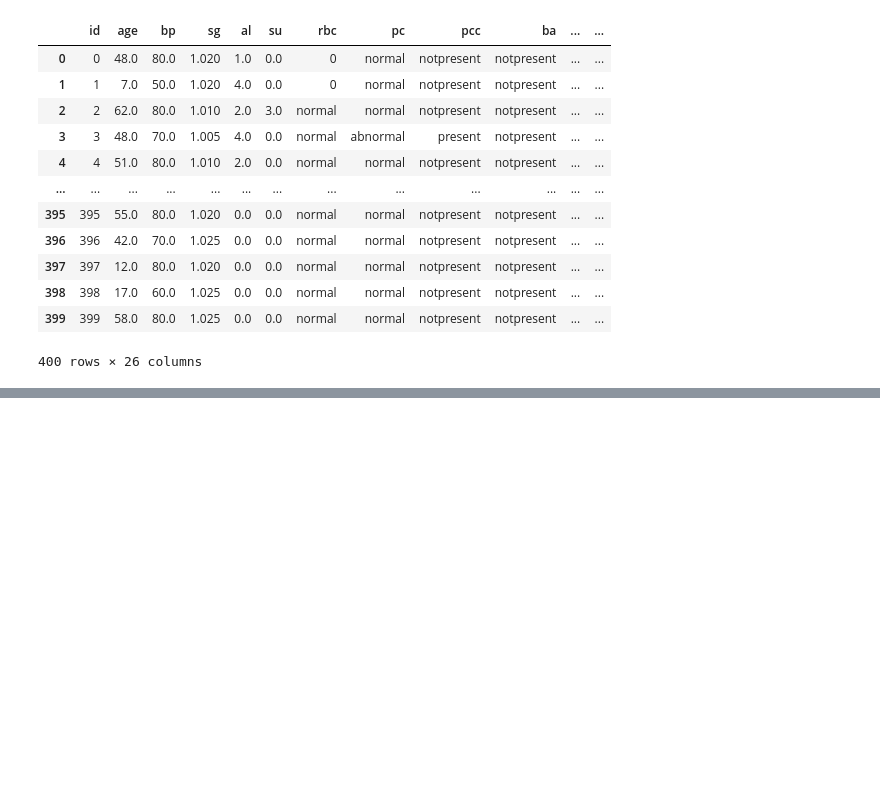
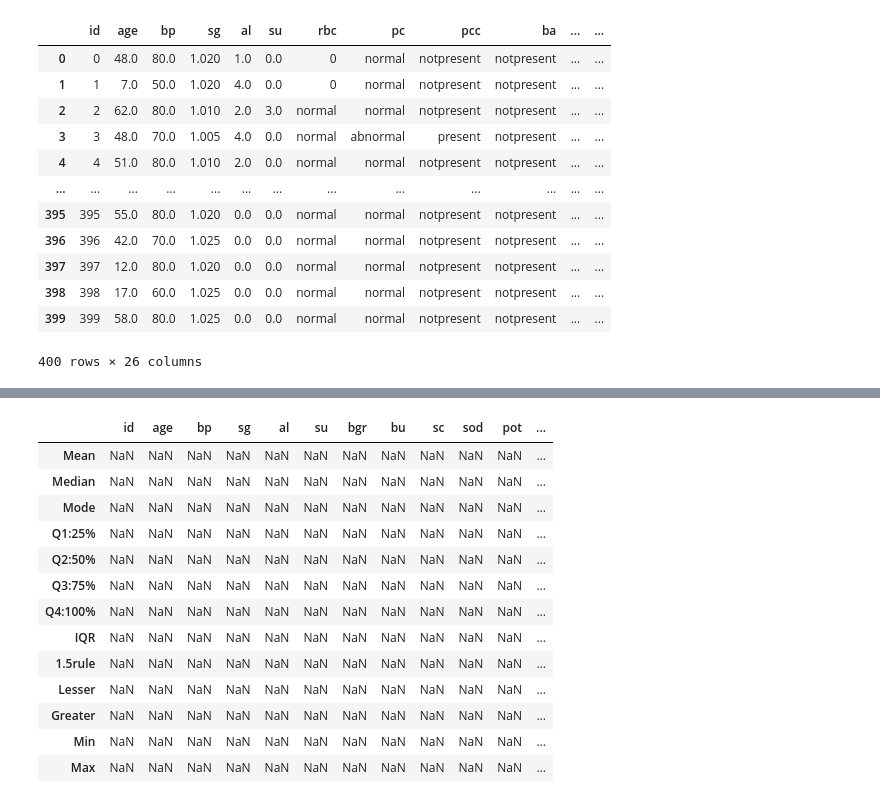
Before and after one commit to DeepikaBalachandran89/5.2-CENTRAL-TENDENCY-PREPROCESSING, a Jupyter notebook: Assignment kidney preprocess.ipynb, the cells around one changed output, grey strips where cells are left out. Drawn from its saved outputs; the diff is of its cells as text; code cells hidden in the pictures; blank space fills up the shorter version.

```diff
--- a/Assignment kidney preprocess.ipynb
+++ b/Assignment kidney preprocess.ipynb
@@ -135,0 +151,3 @@ dataset.describe()
+# %%
+for columnName in dataset.columns:
+    print(columnName)
@@ -135,0 +172,10 @@ dataset.describe()
+# %%
+qual=[]
+quan=[]
+for columnName in dataset.columns:
+    print(columnName)
+    if(dataset[columnName].dtype=='O'):
+        qual.append(columnName)
+    else:
+        print ("quan")
+        quan.append(columnName)
@@ -135,0 +405,20 @@ dataset.describe()
+# %%
+descriptive=pd.DataFrame(index=["Mean","Median","Mode","Q1:25%","Q2:50%",
+                                "Q3:75%","Q4:100%","IQR","1.5rule","Lesser","Greater","Min","Max"],columns=quan)
+# %%
+descriptive
+# %% [output]
+|  | id | age | bp | sg | al | su | bgr | bu | sc | sod | pot | ... |
+| Mean | NaN | NaN | NaN | NaN | NaN | NaN | NaN | NaN | NaN | NaN | NaN | ... |
+| Median | NaN | NaN | NaN | NaN | NaN | NaN | NaN | NaN | NaN | NaN | NaN | ... |
+| Mode | NaN | NaN | NaN | NaN | NaN | NaN | NaN | NaN | NaN | NaN | NaN | ... |
+| Q1:25% | NaN | NaN | NaN | NaN | NaN | NaN | NaN | NaN | NaN | NaN | NaN | ... |
+| Q2:50% | NaN | NaN | NaN | NaN | NaN | NaN | NaN | NaN | NaN | NaN | NaN | ... |
+| Q3:75% | NaN | NaN | NaN | NaN | NaN | NaN | NaN | NaN | NaN | NaN | NaN | ... |
+| Q4:100% | NaN | NaN | NaN | NaN | NaN | NaN | NaN | NaN | NaN | NaN | NaN | ... |
+| IQR | NaN | NaN | NaN | NaN | NaN | NaN | NaN | NaN | NaN | NaN | NaN | ... |
+| 1.5rule | NaN | NaN | NaN | NaN | NaN | NaN | NaN | NaN | NaN | NaN | NaN | ... |
+| Lesser | NaN | NaN | NaN | NaN | NaN | NaN | NaN | NaN | NaN | NaN | NaN | ... |
+| Greater | NaN | NaN | NaN | NaN | NaN | NaN | NaN | NaN | NaN | NaN | NaN | ... |
+| Min | NaN | NaN | NaN | NaN | NaN | NaN | NaN | NaN | NaN | NaN | NaN | ... |
+| Max | NaN | NaN | NaN | NaN | NaN | NaN | NaN | NaN | NaN | NaN | NaN | ... |
```
Also changed, not shown: parts of 41 cells of this notebook.
